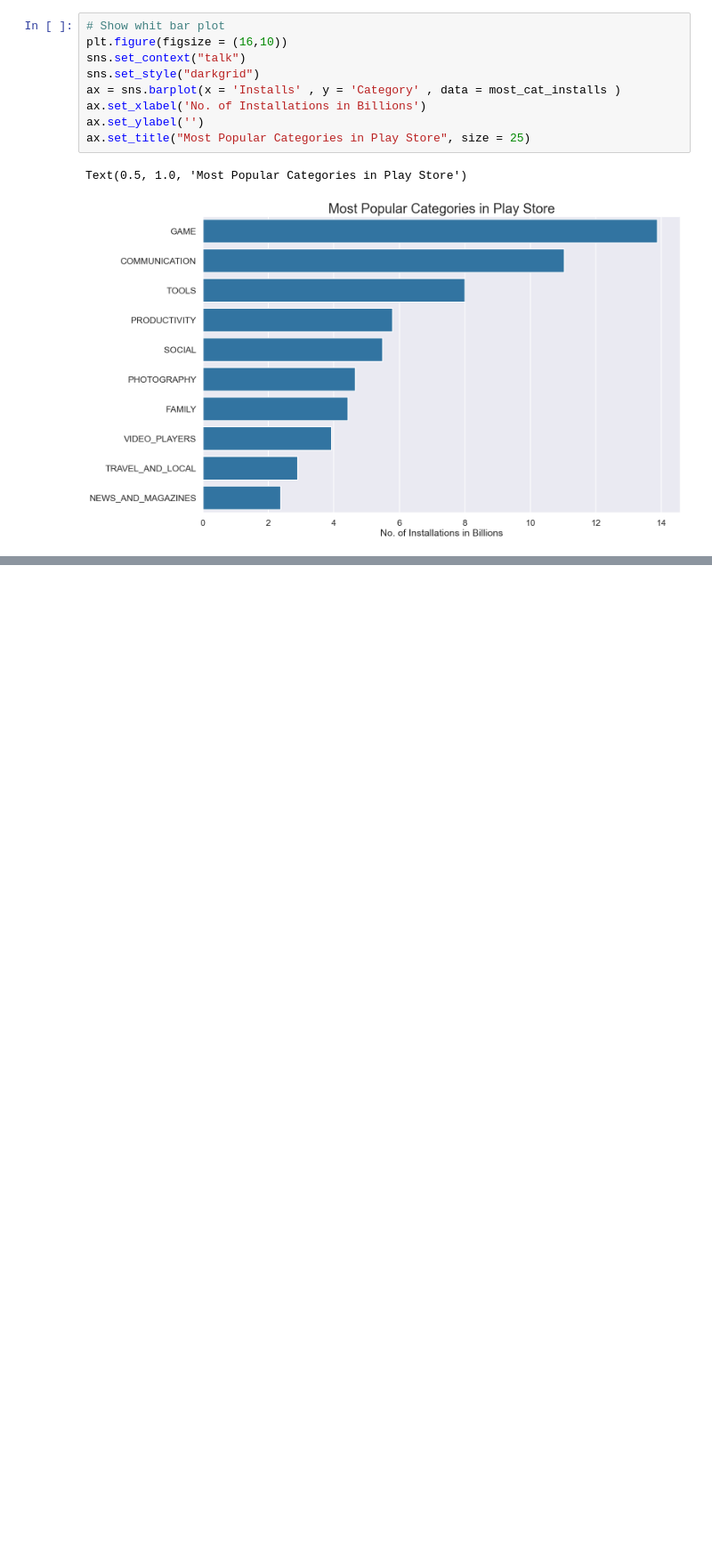
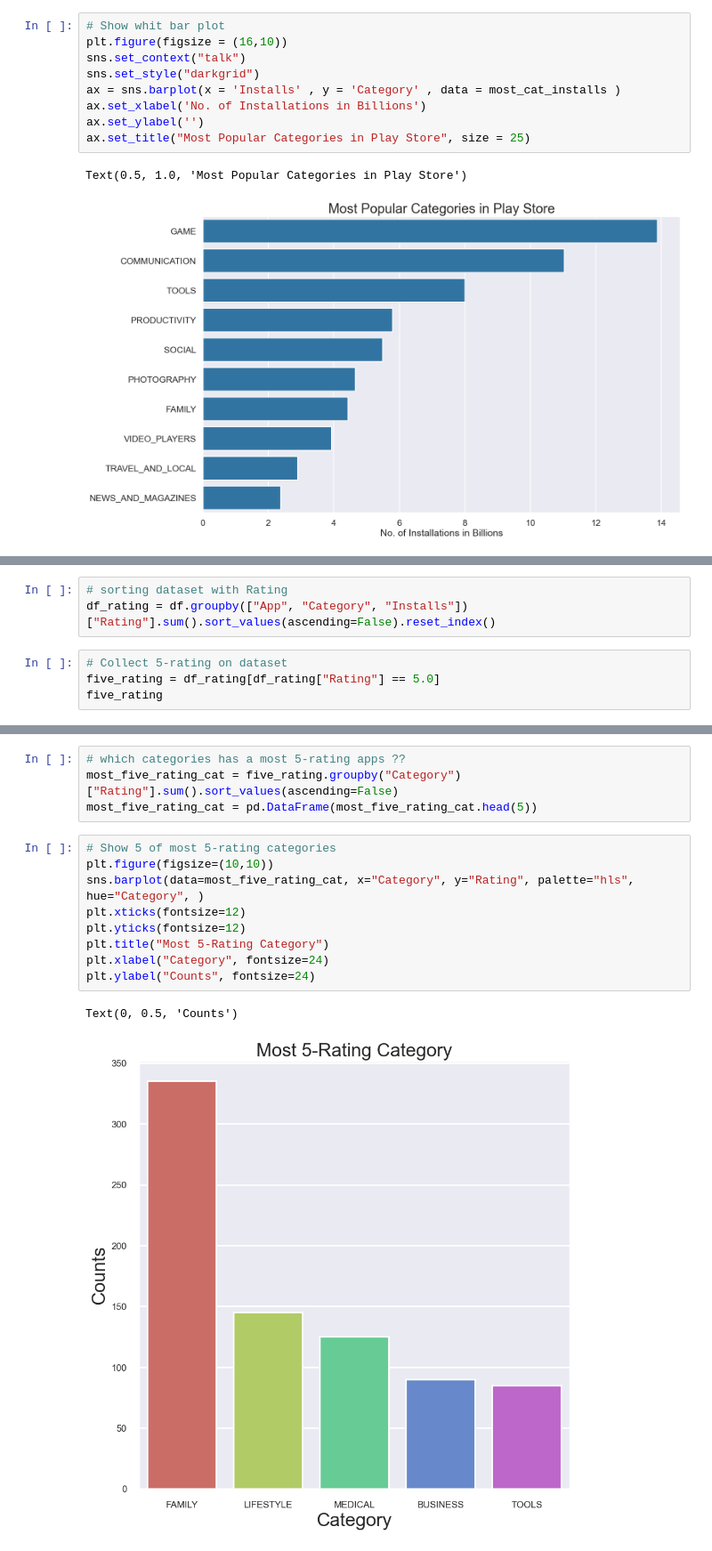
Before and after one commit to DevJelvehgar/Data_Analyst_on_Googleplay_Dataset, a Jupyter notebook: playstore_dataset.ipynb, the cells around one changed output, grey strips where cells are left out. Shown at 89% size. Saved outputs shown, nothing was run; the diff lists cells and outputs as text; blank space fills up the shorter version.

```diff
--- a/playstore_dataset.ipynb
+++ b/playstore_dataset.ipynb
@@ -287,0 +323,7 @@ Text(0.5, 1.0, 'Most Popular Categories in Play Store')
+# %%
+# sorting dataset with Rating
+df_rating = df.groupby(["App", "Category", "Installs"])["Rating"].sum().sort_values(ascending=False).reset_index()
+# %%
+# Collect 5-rating on dataset
+five_rating = df_rating[df_rating["Rating"] == 5.0]
+five_rating
@@ -287,0 +344,16 @@ Text(0.5, 1.0, 'Most Popular Categories in Play Store')
+# %%
+# which categories has a most 5-rating apps ??
+most_five_rating_cat = five_rating.groupby("Category")["Rating"].sum().sort_values(ascending=False)
+most_five_rating_cat = pd.DataFrame(most_five_rating_cat.head(5))
+# %%
+# Show 5 of most 5-rating categories
+plt.figure(figsize=(10,10))
+sns.barplot(data=most_five_rating_cat, x="Category", y="Rating", palette="hls", hue="Category", )
+plt.xticks(fontsize=12)
+plt.yticks(fontsize=12)
+plt.title("Most 5-Rating Category")
+plt.xlabel("Category", fontsize=24)
+plt.ylabel("Counts", fontsize=24)
+# %% [output]
+Text(0, 0.5, 'Counts')
+[figure, added]
```
Also changed, not shown: parts of 10 cells of this notebook.
